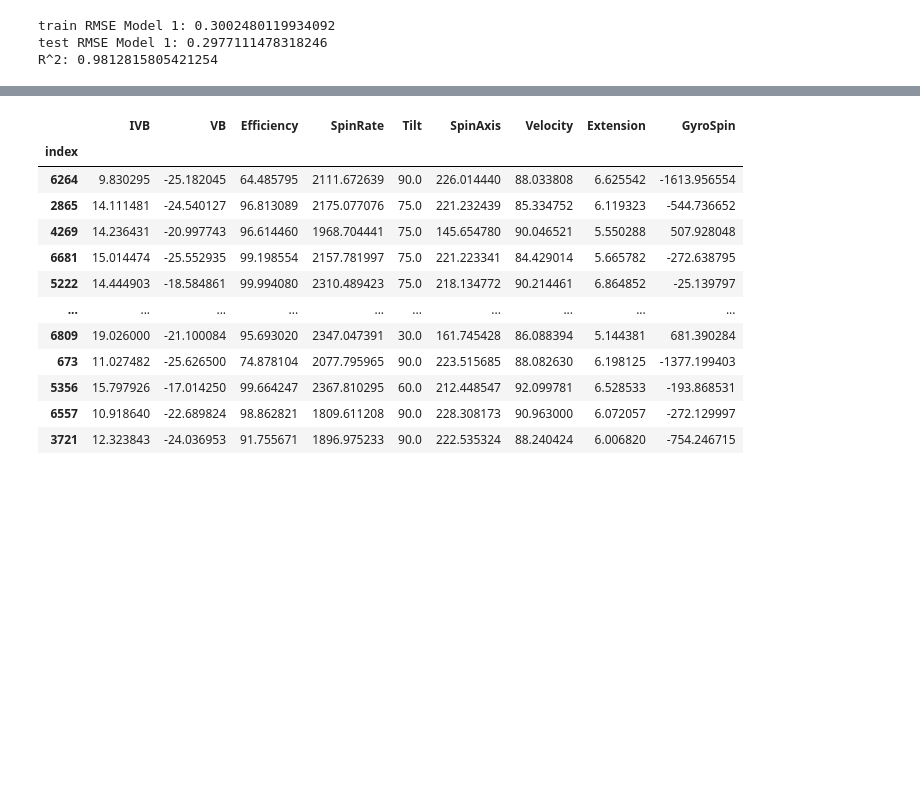
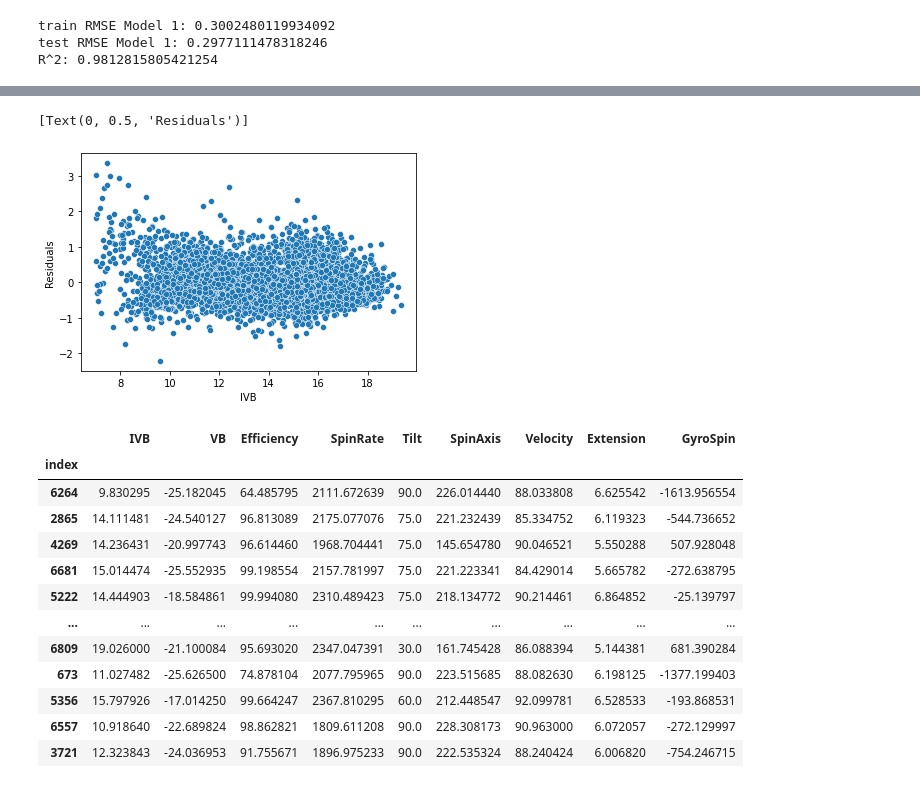
Before and after one commit to mdalquist/IVB-Regression-Analysis, a Jupyter notebook: IVB Regression Analysis.ipynb, the cells around one changed output, grey strips where cells are left out. Drawn from its saved outputs; the diff is of its cells as text; code cells hidden in the pictures; blank space fills up the shorter version.

```diff
--- a/IVB Regression Analysis.ipynb
+++ b/IVB Regression Analysis.ipynb
@@ -258,0 +310,6 @@ sns.scatterplot(x = y_train, y = pl1.predict(X_train) - y_train).set(ylabel = 'R
+# %%
+#Check assumption: Constant Variance of Residuals/Homoscedasticity
+sns.scatterplot(x = y_train, y = pl2.predict(X_train) - y_train).set(ylabel = 'Residuals')
+# %% [output]
+[Text(0, 0.5, 'Residuals')]
+[figure, added]
```
Also changed, not shown: parts of 23 cells of this notebook.
